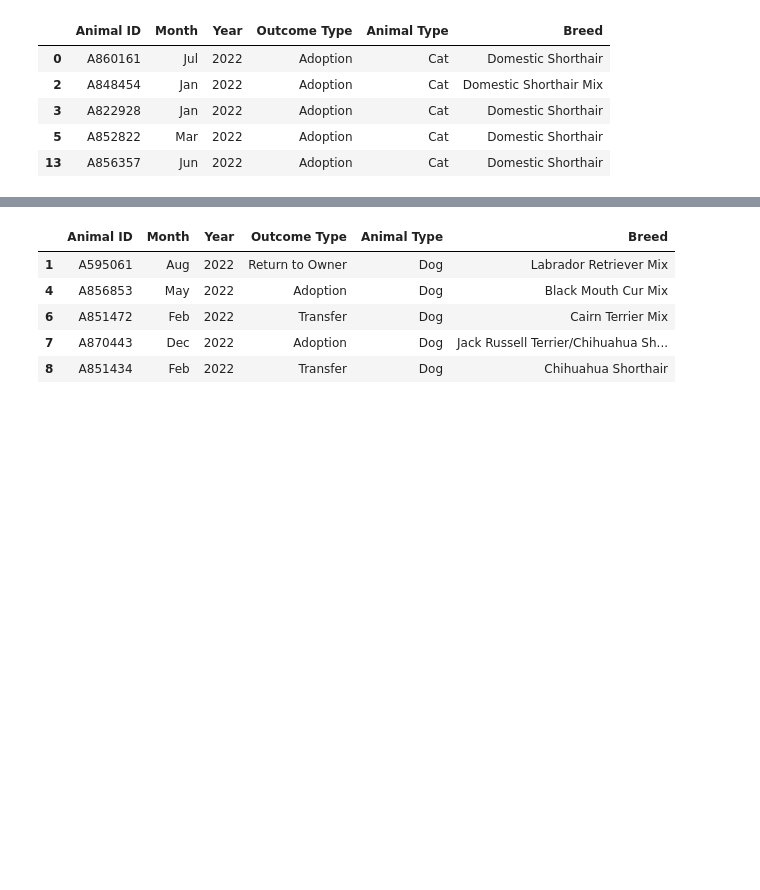
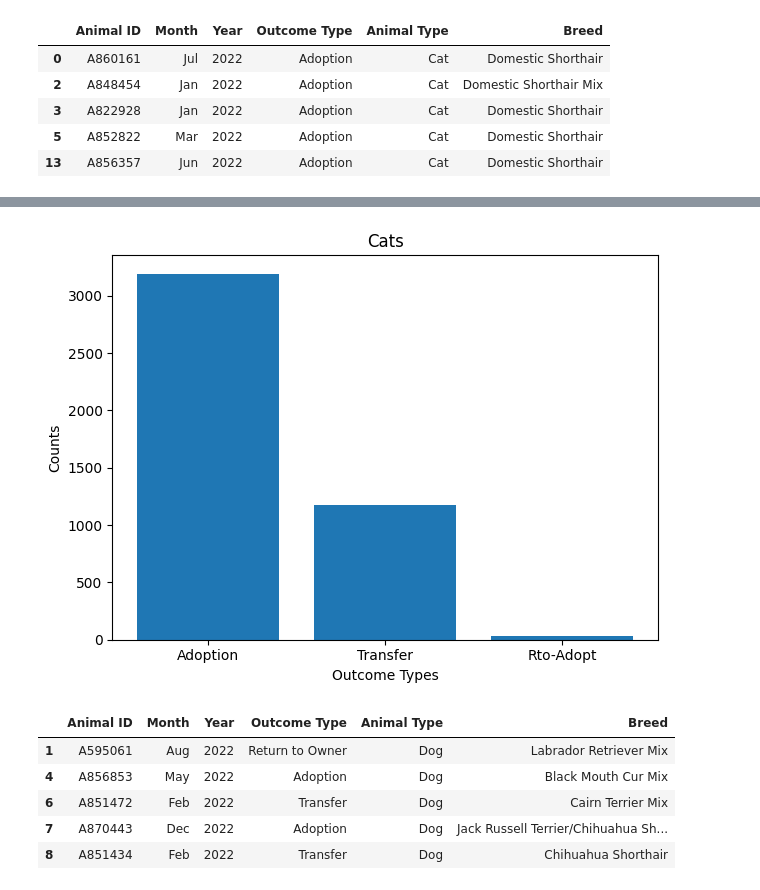
Before and after one commit to SariStormdance/Project_1, a Jupyter notebook: Project Notebook/Project1.ipynb, the cells around one changed output, grey strips where cells are left out. Drawn from its saved outputs; the diff is of its cells as text; code cells hidden in the pictures; blank space fills up the shorter version.

Commit message:
added dog & cat bar charts

```diff
--- a/Project Notebook/Project1.ipynb
+++ b/Project Notebook/Project1.ipynb
@@ -173,3 +173,25 @@ Name: Outcome Type, dtype: int64
+# %%
+desired_outcomes = ['Adoption', 'Rto-Adopt', 'Transfer']
+
+# Filter the DataFrame to include only rows where 'Outcome Type' is in the desired outcome types
+filtered_df = cat_outcomes_df[cat_outcomes_df['Outcome Type'].isin(desired_outcomes)]
+
+# Get the counts for each outcome type in the filtered DataFrame
+outcome_counts = filtered_df['Outcome Type'].value_counts()
+
+# Create a bar chart
+plt.bar(outcome_counts.index, outcome_counts.values)
+
+# Add labels and title
+plt.xlabel('Outcome Types')
+plt.ylabel('Counts')
+plt.title('Cats')
+
+# Show the plot
+plt.tight_layout()
+plt.show()
+# %% [output]
+[figure, added]
 # %%
 # Create separate dataframe for dog outcomes
 Dog = ["Dog"]
```
Also changed, not shown: parts of 10 cells of this notebook, 1 other file.
